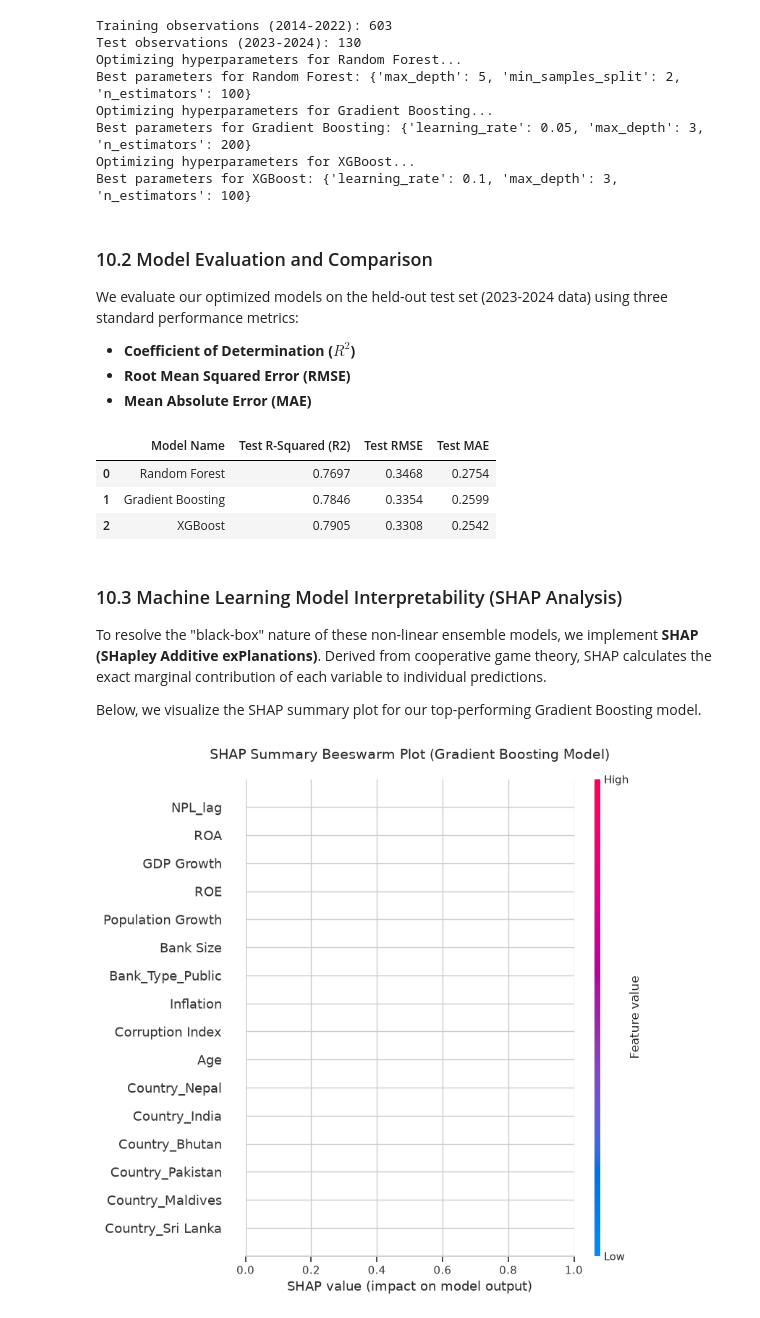
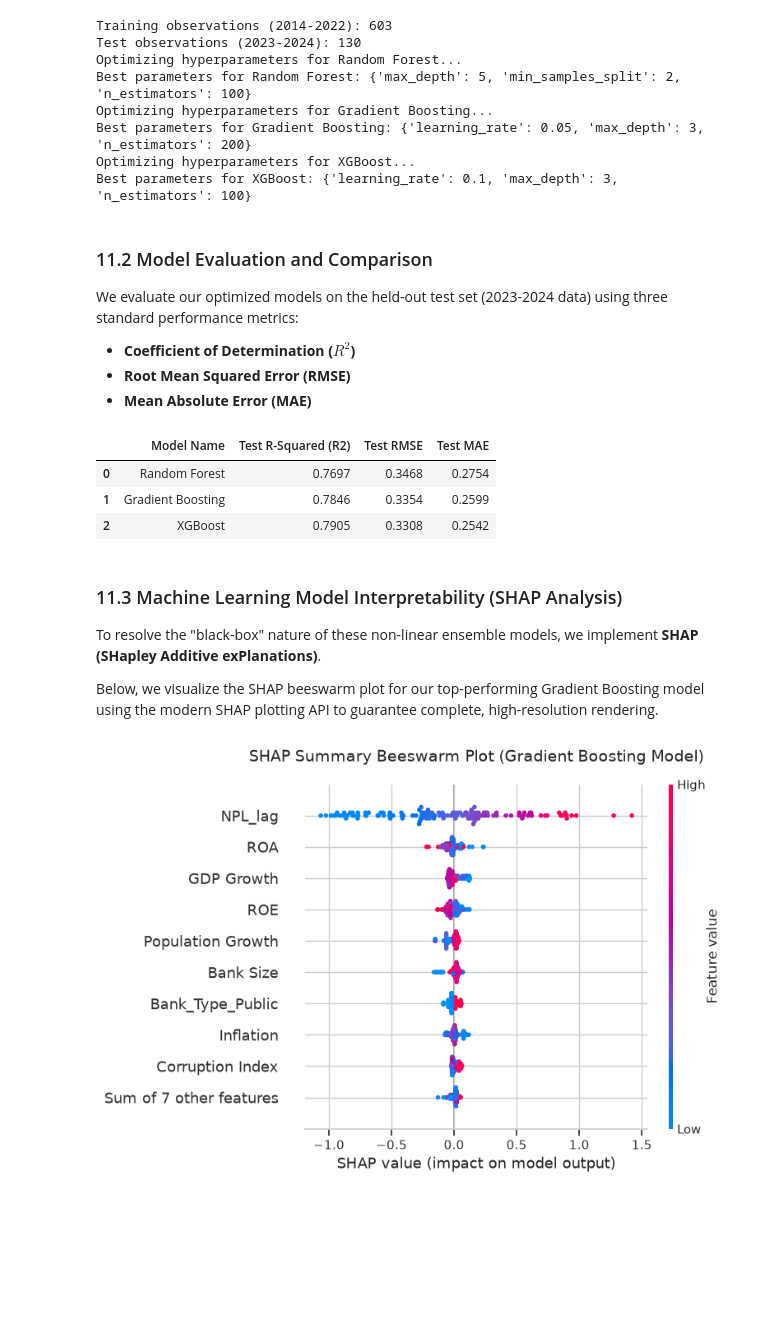
Before and after one commit to sum1tk/Econometric-ML-Analysis-of-Bank-Credit-Risk-in-South-Asia, a Jupyter notebook: Credit_Risk_Analysis_Refined.ipynb, the cells around one changed output. Cells and saved outputs as stored; diff of their text form; code cells hidden in the pictures; blank space fills up the shorter version.

```diff
--- a/Credit_Risk_Analysis_Refined.ipynb
+++ b/Credit_Risk_Analysis_Refined.ipynb
@@ -753,7 +790,7 @@ Best parameters for Gradient Boosting: {'learning_rate': 0.05, 'max_depth': 3, '
 Optimizing hyperparameters for XGBoost...
 Best parameters for XGBoost: {'learning_rate': 0.1, 'max_depth': 3, 'n_estimators': 100}
 # %% [markdown]
-### 10.2 Model Evaluation and Comparison
+### 11.2 Model Evaluation and Comparison
 We evaluate our optimized models on the held-out test set (2023-2024 data) using three standard performance metrics:
 * **Coefficient of Determination ($R^2$)**
 * **Root Mean Squared Error (RMSE)**
@@ -782,23 +819,23 @@ display(df_ml_performance.round(4))
 | 1 | Gradient Boosting | 0.7846 | 0.3354 | 0.2599 |
 | 2 | XGBoost | 0.7905 | 0.3308 | 0.2542 |
 # %% [markdown]
-### 10.3 Machine Learning Model Interpretability (SHAP Analysis)
-To resolve the "black-box" nature of these non-linear ensemble models, we implement **SHAP (SHapley Additive exPlanations)**. Derived from cooperative game theory, SHAP calculates the exact marginal contribution of each variable to individual predictions.
+### 11.3 Machine Learning Model Interpretability (SHAP Analysis)
+To resolve the "black-box" nature of these non-linear ensemble models, we implement **SHAP (SHapley Additive exPlanations)**.
 
-Below, we visualize the SHAP summary plot for our top-performing Gradient Boosting model.
+Below, we visualize the SHAP beeswarm plot for our top-performing Gradient Boosting model using the modern SHAP plotting API to guarantee complete, high-resolution rendering.
 # %%
 
 # Initialize the Tree SHAP Explainer
 best_model = fitted_models['Gradient Boosting']
 explainer = shap.TreeExplainer(best_model)
 shap_values = explainer(X_test)
 
 # Plot SHAP summary (Beeswarm style) to visualize feature importance and direction
-plt.figure(figsize=(10, 6))
-shap.summary_plot(shap_values, X_test, plot_type="beeswarm", show=False)
+plt.figure(figsize=(12, 8))
+shap.plots.beeswarm(shap_values, show=False)
 plt.title('SHAP Summary Beeswarm Plot (Gradient Boosting Model)', fontsize=14, pad=20)
 plt.tight_layout()
 plt.show()
 # %% [output]
-[figure, old version]
+[figure, new version]
 # %% [markdown]
```
Also changed, not shown: parts of 17 cells of this notebook, 1 other file.
